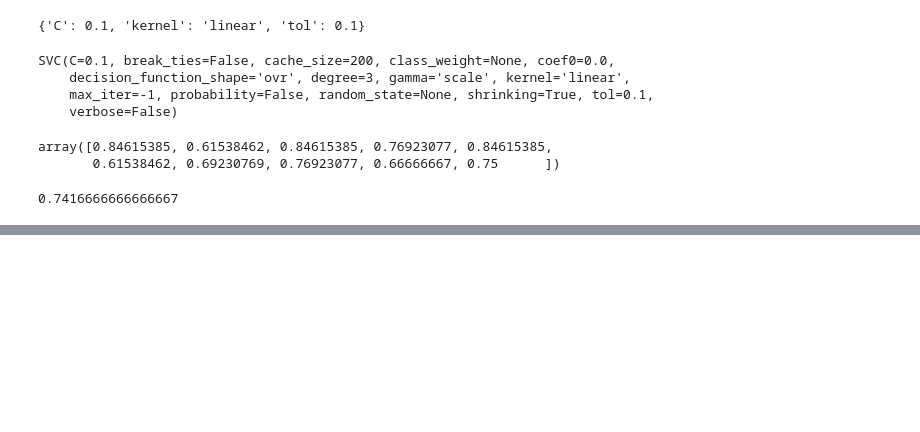
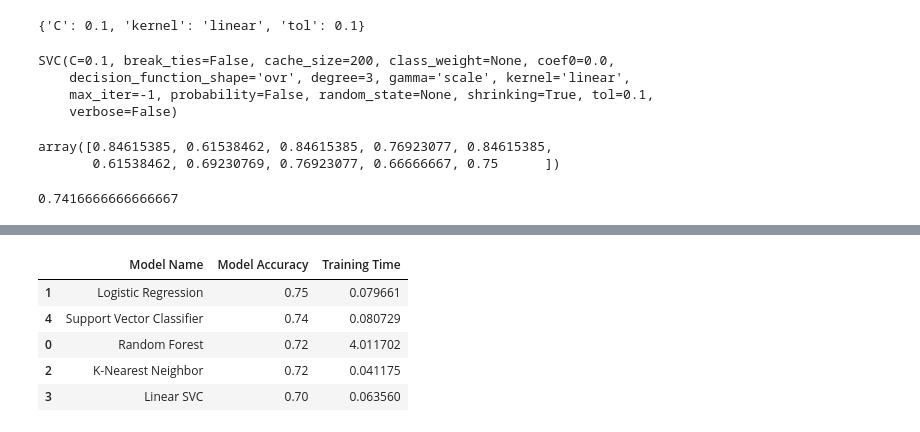
Before and after one commit to lyleokoth/maize-disease-detection, a Jupyter notebook: notebooks/model creation 2.ipynb, the cells around one changed output, grey strips where cells are left out. Cells and saved outputs as stored; diff of their text form; code cells hidden in the pictures; blank space fills up the shorter version.

Commit message:
Complete model tuning code

```diff
--- a/notebooks/model creation 2.ipynb
+++ b/notebooks/model creation 2.ipynb
@@ -1123,0 +1194,31 @@ scores.mean()
+# %%
+#This function returns the
+def kaze_results(algorithm=0):
+    models_names = []
+    model_perfomance = []
+    train_time = []
+    for i, model in enumerate(kaze_models):
+        start = time.time()
+        scores = cross_val_score(model, X,y, scoring='accuracy', cv=10)
+        stop = time.time()
+        models_names.append(model_names[i])
+        model_perfomance.append(round(scores.mean(), 2))
+        train_time.append((stop - start)/10)
+    df = pd.DataFrame({'Model Name':models_names, 'Model Accuracy':model_perfomance, 'Training time':train_time})
+    df = df.sort_values(by=['Model Accuracy'], ascending=False)
+    return df
+
+def hog_results():
+    models_names = []
+    model_perfomance = []
+    train_time = []
+    for i, model in enumerate(hog_models):
+        start = time.time()
+        scores = cross_val_score(model, X2, y2, scoring='accuracy', cv=10)
+        stop = time.time()
+        models_names.append(model_names[i])
+        model_perfomance.append(round(scores.mean(), 2))
+        train_time.append((stop - start)/10)
+    df = pd.DataFrame({'Model Name':models_names, 'Model Accuracy':model_perfomance, 'Training Time':train_time})
+    df = df.sort_values(by=['Model Accuracy', 'Training Time'], ascending=False)
+    return df
@@ -1123,0 +1236,10 @@ scores.mean()
+# %%
+hog_results = hog_results()
+hog_results
+# %% [output]
+|  | Model Name | Model Accuracy | Training Time |
+| 1 | Logistic Regression | 0.75 | 0.079661 |
+| 4 | Support Vector Classifier | 0.74 | 0.080729 |
+| 0 | Random Forest | 0.72 | 4.011702 |
+| 2 | K-Nearest Neighbor | 0.72 | 0.041175 |
+| 3 | Linear SVC | 0.70 | 0.063560 |
```
Also changed, not shown: parts of 4 cells of this notebook.
